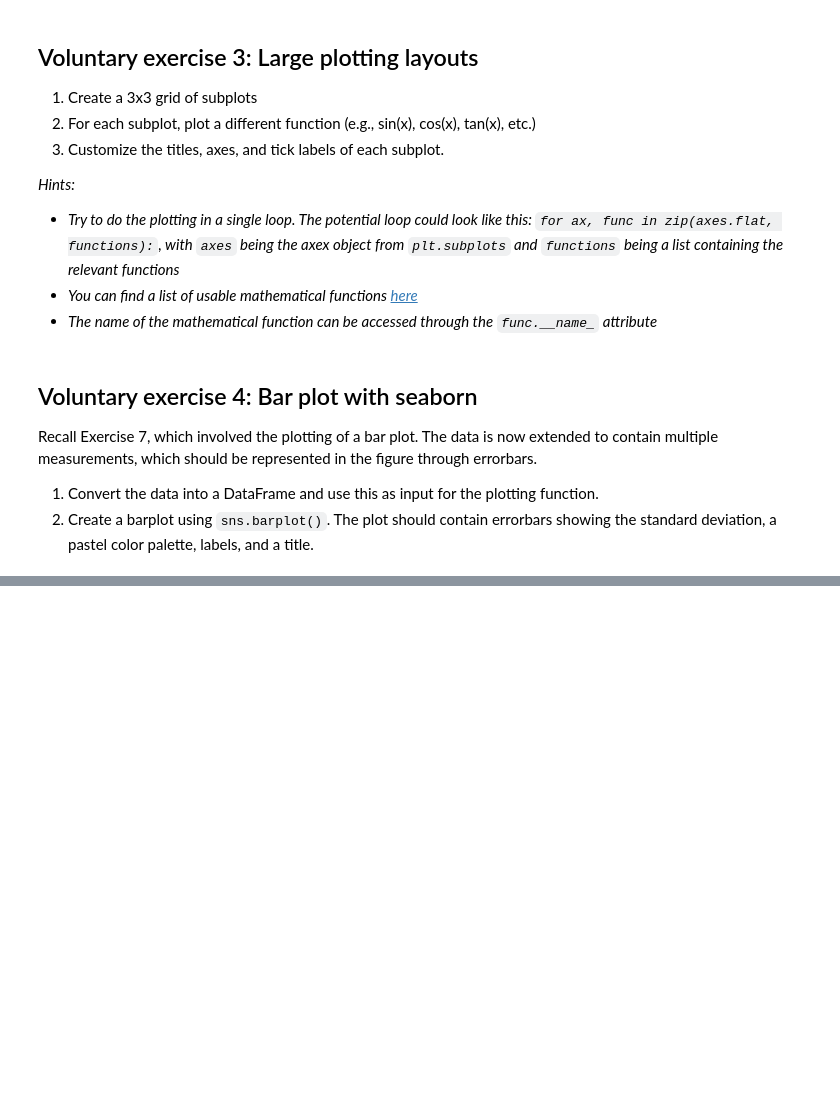
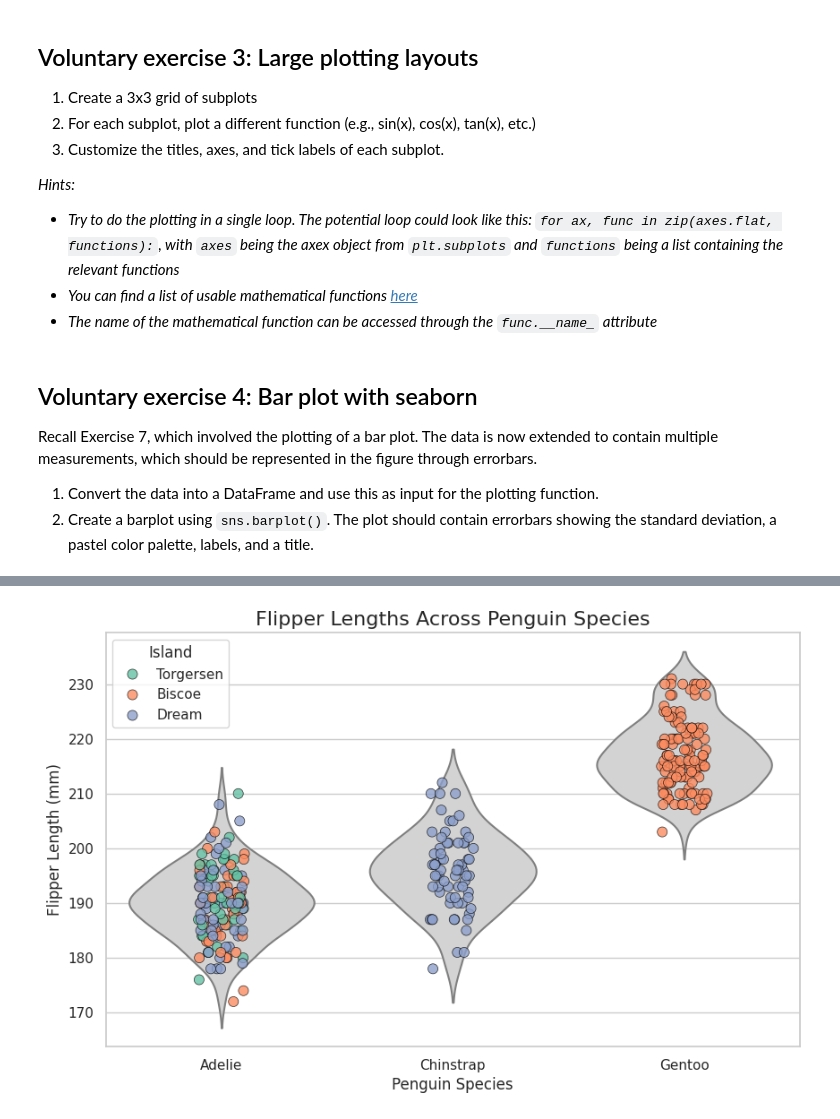
Before and after one commit to mibur1/psy111, a Jupyter notebook: book/introduction/5_Scientific_Comp/4_Exercises.ipynb, the cells around one changed output, grey strips where cells are left out. Drawn from its saved outputs; the diff is of its cells as text; code cells hidden in the pictures; blank space fills up the shorter version.

Commit message:
added final seaborn exercise

```diff
--- a/book/introduction/5_Scientific_Comp/4_Exercises.ipynb
+++ b/book/introduction/5_Scientific_Comp/4_Exercises.ipynb
@@ -233,0 +261,47 @@ reaction_times = [
+# %%
+# Load the penguins dataset
+df = sns.load_dataset("penguins")
+
+# Drop rows with missing data
+df.dropna(subset=["species", "island", "flipper_length_mm"], inplace=True)
+
+# Set seaborn style
+sns.set_theme(style="whitegrid")
+
+# Create the figure
+plt.figure(figsize=(10, 6))
+
+# Full violin plot for flipper lengths
+sns.violinplot(
+    x="species",
+    y="flipper_length_mm",
+    data=df,
+    inner=None,
+    linewidth=1.5,
+    color="lightgray"
+)
+
+# Overlay scatter plot points colored by island
+sns.stripplot(
+    x="species",
+    y="flipper_length_mm",
+    hue="island",
+    data=df,
+    palette="Set2",
+    jitter=True,
+    alpha=0.8,
+    size=8,
+    edgecolor="black",
+    linewidth=0.5
+)
+
+# Add titles and labels
+plt.title("Flipper Lengths Across Penguin Species", fontsize=16)
+plt.ylabel("Flipper Length (mm)", fontsize=12)
+plt.xlabel("Penguin Species", fontsize=12)
+
+# Adjust legend
+plt.legend(title="Island", loc="upper left")
+plt.show()
+# %% [output]
+[figure, added]
```
Also changed, not shown: parts of 1 cell of this notebook, 1 other file.
